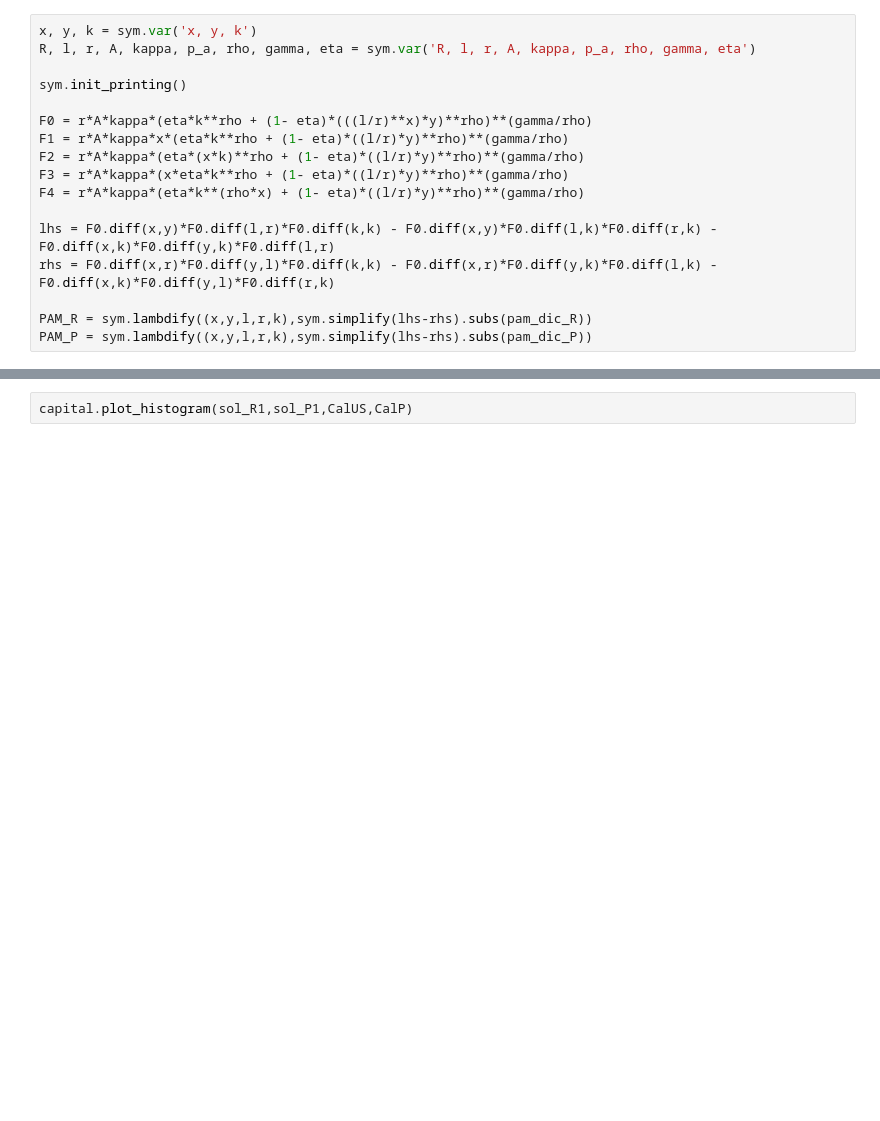
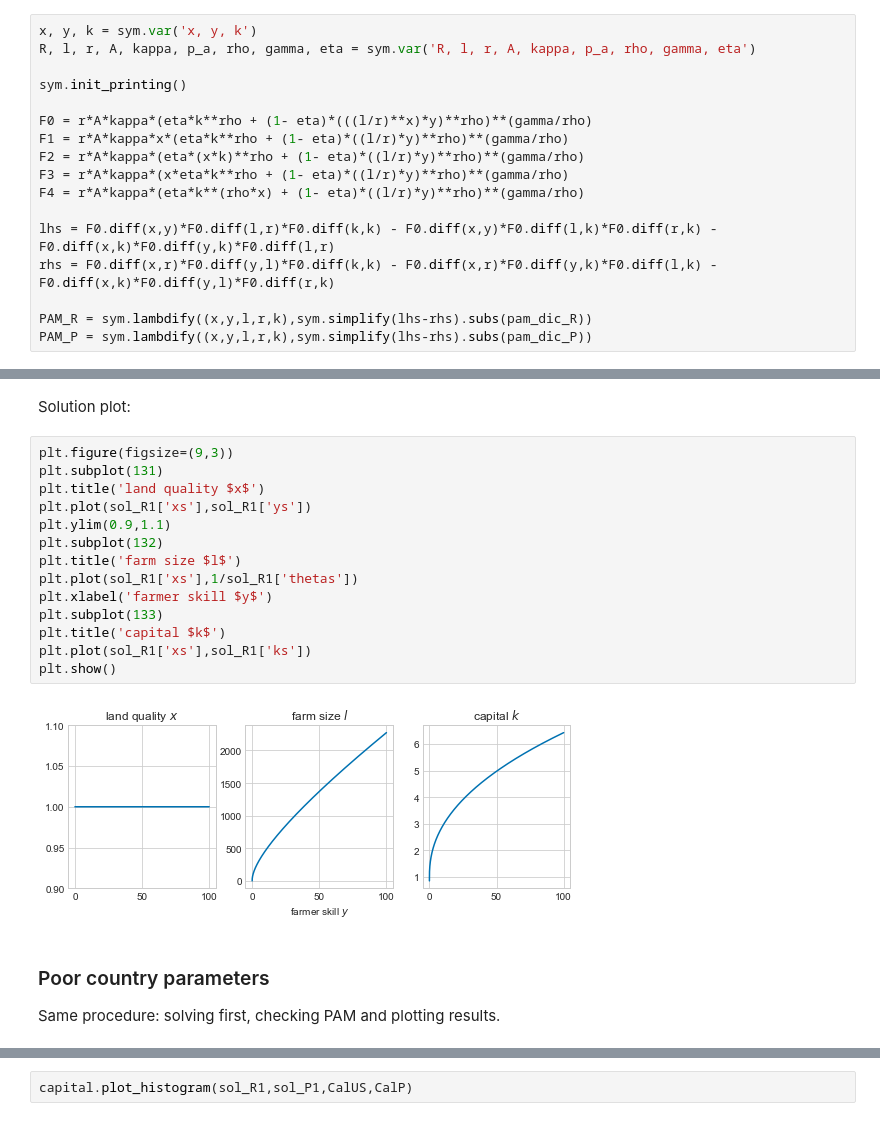
Before and after one commit to crisla/Capital-Investment-in-Assortative-Matching-with-large-Firms, a Jupyter notebook: Capital Notebook - New Capital.ipynb, the cells around one changed output, grey strips where cells are left out. Cells and saved outputs as stored; diff of their text form; blank space fills up the shorter version.

```diff
--- a/Capital Notebook - New Capital.ipynb
+++ b/Capital Notebook - New Capital.ipynb
@@ -177,3 +176,25 @@ plt.show()
+# %% [markdown]
+Solution plot:
+# %%
+plt.figure(figsize=(9,3))
+plt.subplot(131)
+plt.title('land quality $x$')
+plt.plot(sol_R1['xs'],sol_R1['ys'])
+plt.ylim(0.9,1.1)
+plt.subplot(132)
+plt.title('farm size $l$')
+plt.plot(sol_R1['xs'],1/sol_R1['thetas'])
+plt.xlabel('farmer skill $y$')
+plt.subplot(133)
+plt.title('capital $k$')
+plt.plot(sol_R1['xs'],sol_R1['ks'])
+plt.show()
+# %% [output]
+[figure, added]
+# %% [markdown]
+### Poor country parameters
+
+Same procedure: solving first, checking PAM and plotting results.
 # %%
 sol_P1 = capital.solve("P", k_star_P, ftype=0,assort='positive',
                        verbose=False,guess_overide=2.0) #guess_overide=2000.0, scaling_x=0.90607341901223637,
```
Also changed, not shown: parts of 64 cells of this notebook.
